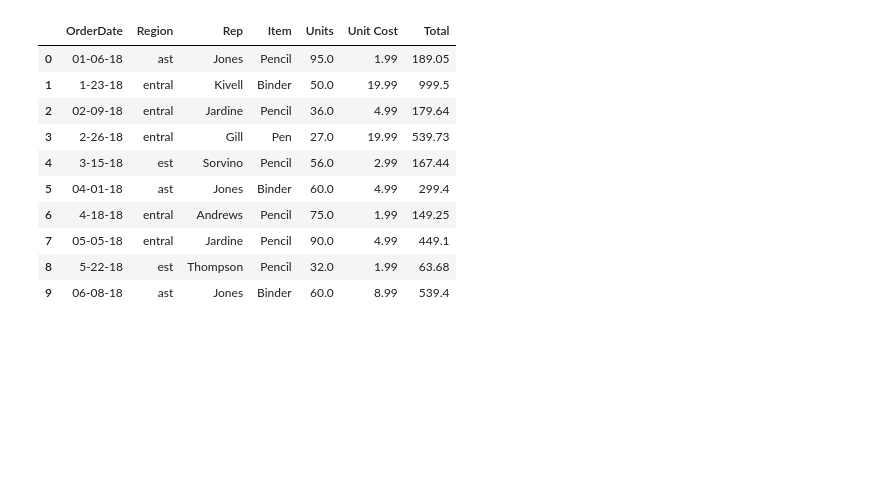
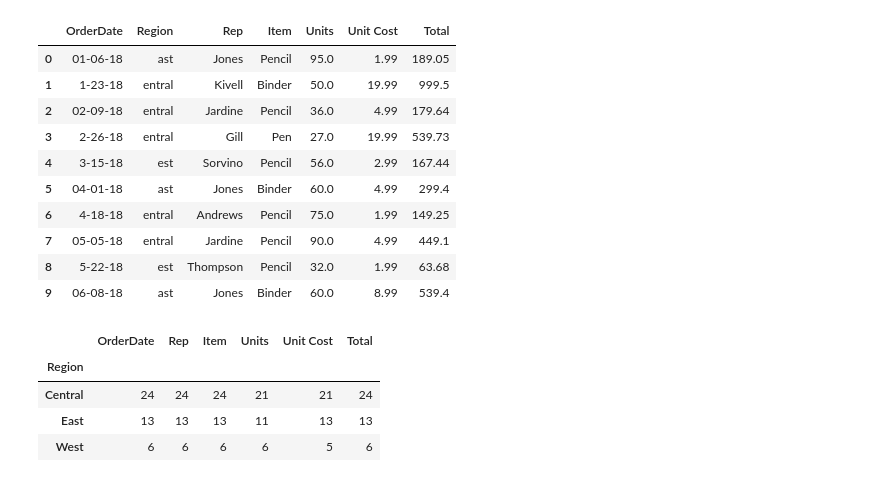
Before and after one commit to palleramcharan/Pythonpractice, a Jupyter notebook: New Sample 2021 Practice sessions.ipynb, the cells around one changed output. Cells and saved outputs as stored; diff of their text form; code cells hidden in the pictures; blank space fills up the shorter version.

```diff
--- a/New Sample 2021 Practice sessions.ipynb
+++ b/New Sample 2021 Practice sessions.ipynb
@@ -116,3 +116,22 @@ new_df2.head(10).replace({
 | 7 | 05-05-18 | entral | Jardine | Pencil | 90.0 | 4.99 | 449.1 |
 | 8 | 5-22-18 | est | Thompson | Pencil | 32.0 | 1.99 | 63.68 |
 | 9 | 06-08-18 | ast | Jones | Binder | 60.0 | 8.99 | 539.4 |
+# %%
+#group by
+import numpy as np
+df1=df.replace({
+    'Units':['not available'],
+    'Unit Cost':['n.a']
+},np.NaN)
+df2=df1.groupby('Region').count()
+df2  #group by created
+
+#accessing data using group by
+#df2.get_group('East')
+df2
+# %% [output]
+|  | OrderDate | Rep | Item | Units | Unit Cost | Total |
+| Region |  |  |  |  |  |  |
+| Central | 24 | 24 | 24 | 21 | 21 | 24 |
+| East | 13 | 13 | 13 | 11 | 13 | 13 |
+| West | 6 | 6 | 6 | 6 | 5 | 6 |
```
